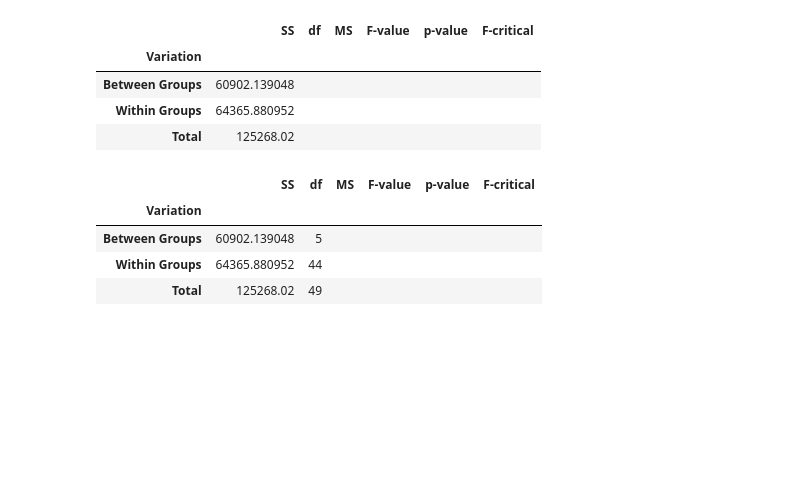
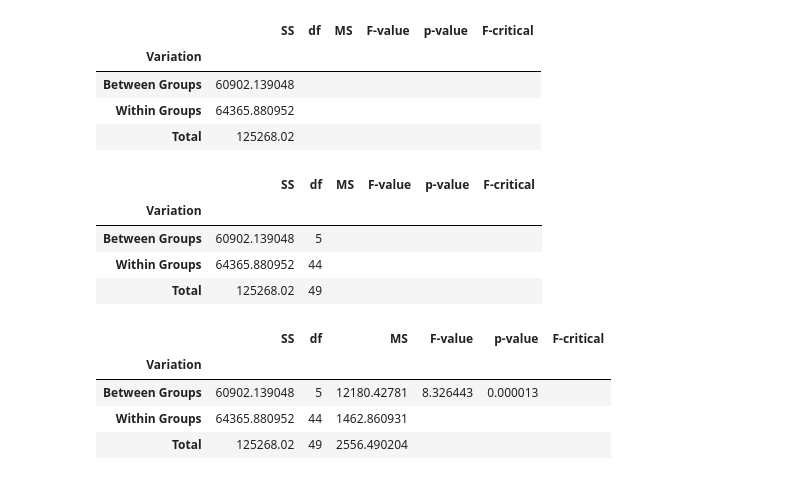
Before and after one commit to sk-aili/sports-analytics-2, a Jupyter notebook: lib/polynomial_regression.ipynb, the cells around one changed output. Saved outputs shown, nothing was run; the diff lists cells and outputs as text; code cells hidden in the pictures; blank space fills up the shorter version.

Commit message:
update ANOVA-table

```diff
--- a/lib/polynomial_regression.ipynb
+++ b/lib/polynomial_regression.ipynb
@@ -783,3 +783,15 @@ anova_table
 | Between Groups | 60902.139048 | 5 |  |  |  |  |
 | Within Groups | 64365.880952 | 44 |  |  |  |  |
 | Total | 125268.02 | 49 |  |  |  |  |
+# %%
+anova_table['MS'] = anova_table['SS'] / anova_table['df']
+anova_table['F-value']['Between Groups'] = anova_table['MS']['Between Groups'] / anova_table['MS']['Within Groups']
+anova_table['p-value']['Between Groups'] = 1 - stats.f.cdf(anova_table['F-value']['Between Groups'], anova_table['df']['Between Groups'], anova_table['df']['Within Groups'])
+
+anova_table
+# %% [output]
+|  | SS | df | MS | F-value | p-value | F-critical |
+| Variation |  |  |  |  |  |  |
+| Between Groups | 60902.139048 | 5 | 12180.42781 | 8.326443 | 0.000013 |  |
+| Within Groups | 64365.880952 | 44 | 1462.860931 |  |  |  |
+| Total | 125268.02 | 49 | 2556.490204 |  |  |  |
```
Also changed, not shown: parts of 1 cell of this notebook.
